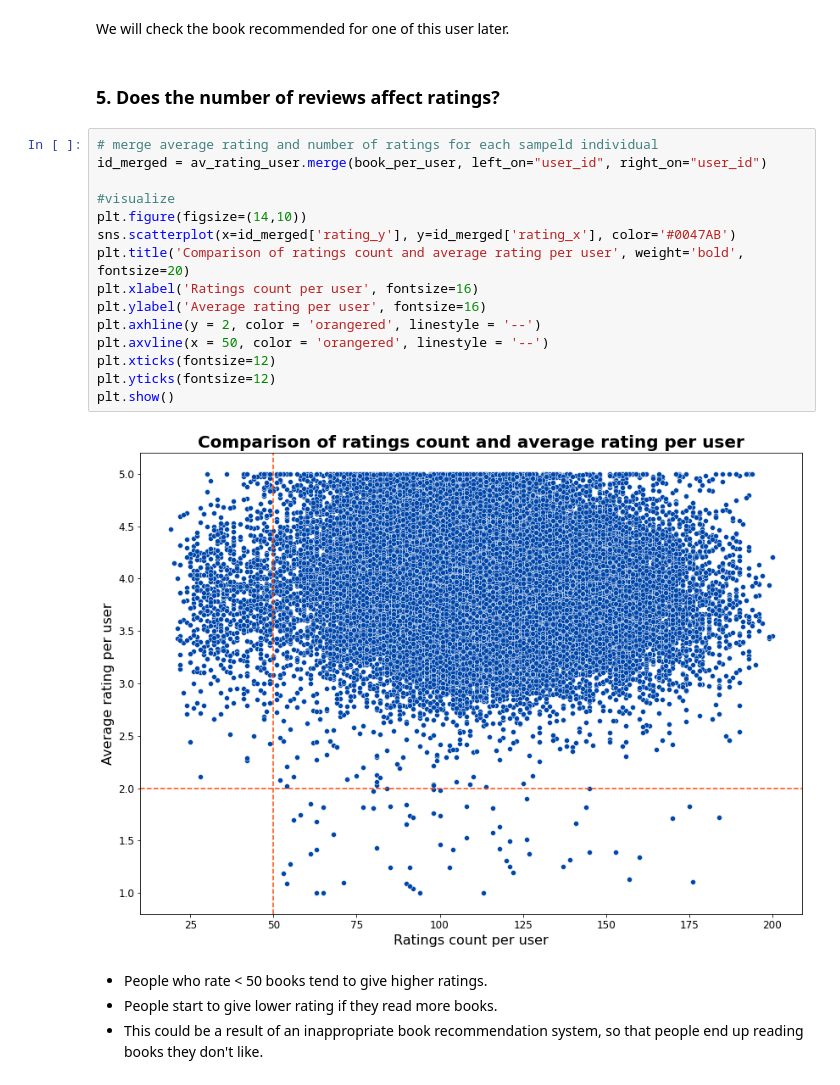
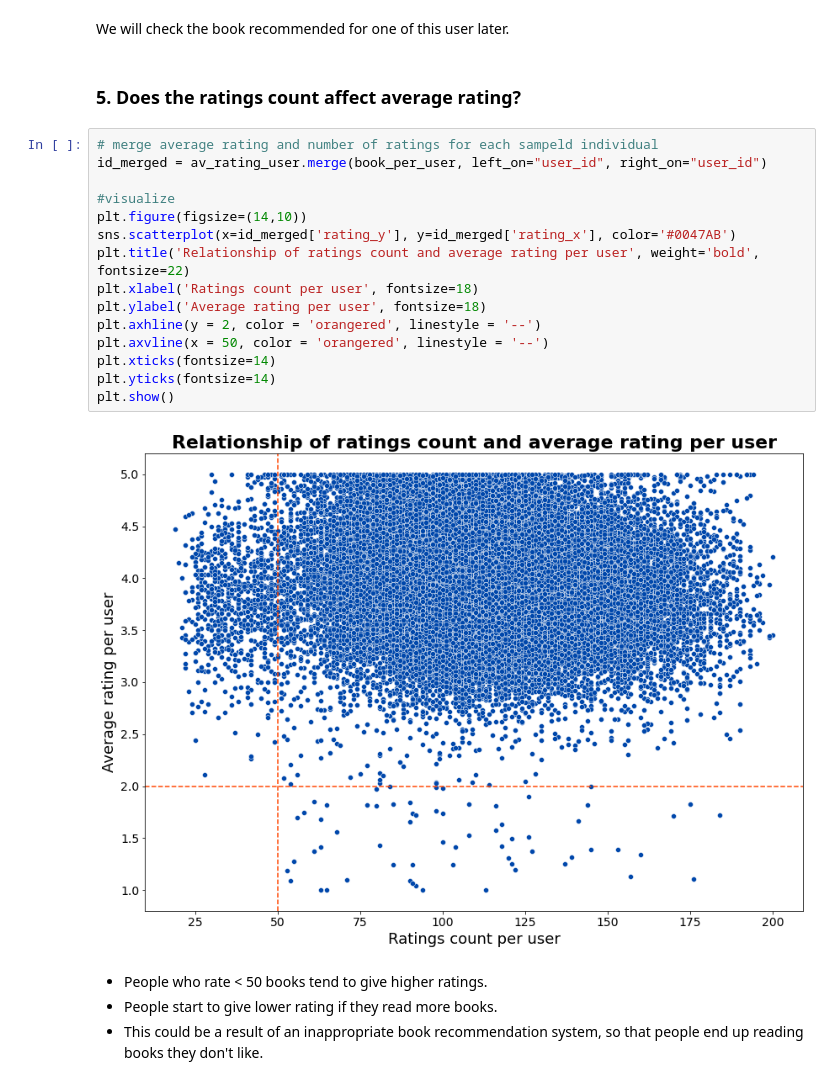
Before and after one commit to ulyazmah/book-recommendation, a Jupyter notebook: Book Recommendation System - Part 1 (EDA).ipynb, the cells around one changed output. Cells and saved outputs as stored; diff of their text form.

```diff
--- a/Book Recommendation System - Part 1 (EDA).ipynb
+++ b/Book Recommendation System - Part 1 (EDA).ipynb
@@ -465,24 +487,24 @@ array([12874, 30944])
 # %% [markdown]
 We will check the book recommended for one of this user later.
 # %% [markdown]
-### 5. Does the number of reviews affect ratings?
+### 5. Does the ratings count affect average rating?
 # %%
 # merge average rating and number of ratings for each sampeld individual
 id_merged = av_rating_user.merge(book_per_user, left_on="user_id", right_on="user_id")
 
 #visualize
 plt.figure(figsize=(14,10))
 sns.scatterplot(x=id_merged['rating_y'], y=id_merged['rating_x'], color='#0047AB')
-plt.title('Comparison of ratings count and average rating per user', weight='bold', fontsize=20)
-plt.xlabel('Ratings count per user', fontsize=16)
-plt.ylabel('Average rating per user', fontsize=16)
+plt.title('Relationship of ratings count and average rating per user', weight='bold', fontsize=22)
+plt.xlabel('Ratings count per user', fontsize=18)
+plt.ylabel('Average rating per user', fontsize=18)
 plt.axhline(y = 2, color = 'orangered', linestyle = '--')
 plt.axvline(x = 50, color = 'orangered', linestyle = '--')
-plt.xticks(fontsize=12)
-plt.yticks(fontsize=12)
+plt.xticks(fontsize=14)
+plt.yticks(fontsize=14)
 plt.show()
 # %% [output]
-[figure, old version]
+[figure, new version]
 # %% [markdown]
 - People who rate < 50 books tend to give higher ratings.
 - People start to give lower rating if they read more books.
```
Also changed, not shown: parts of 27 cells of this notebook, 2 other files.
